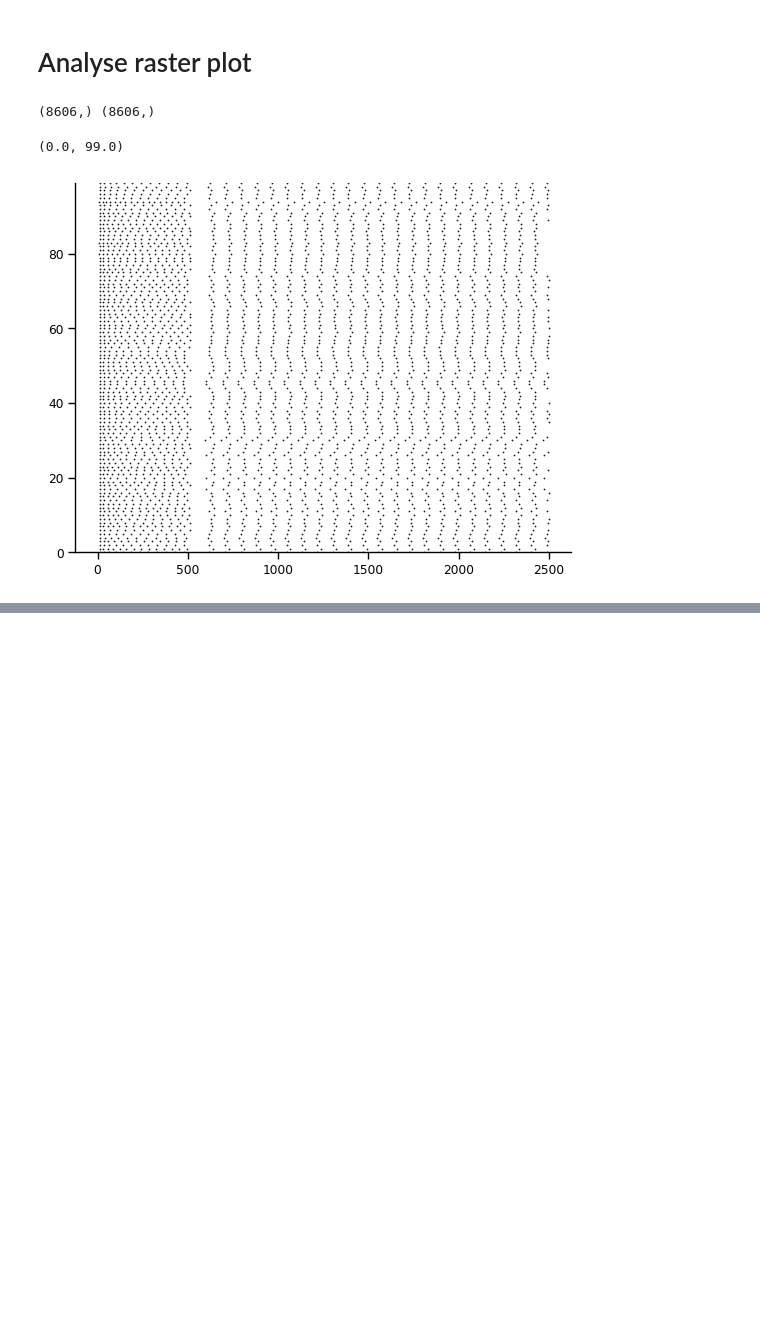
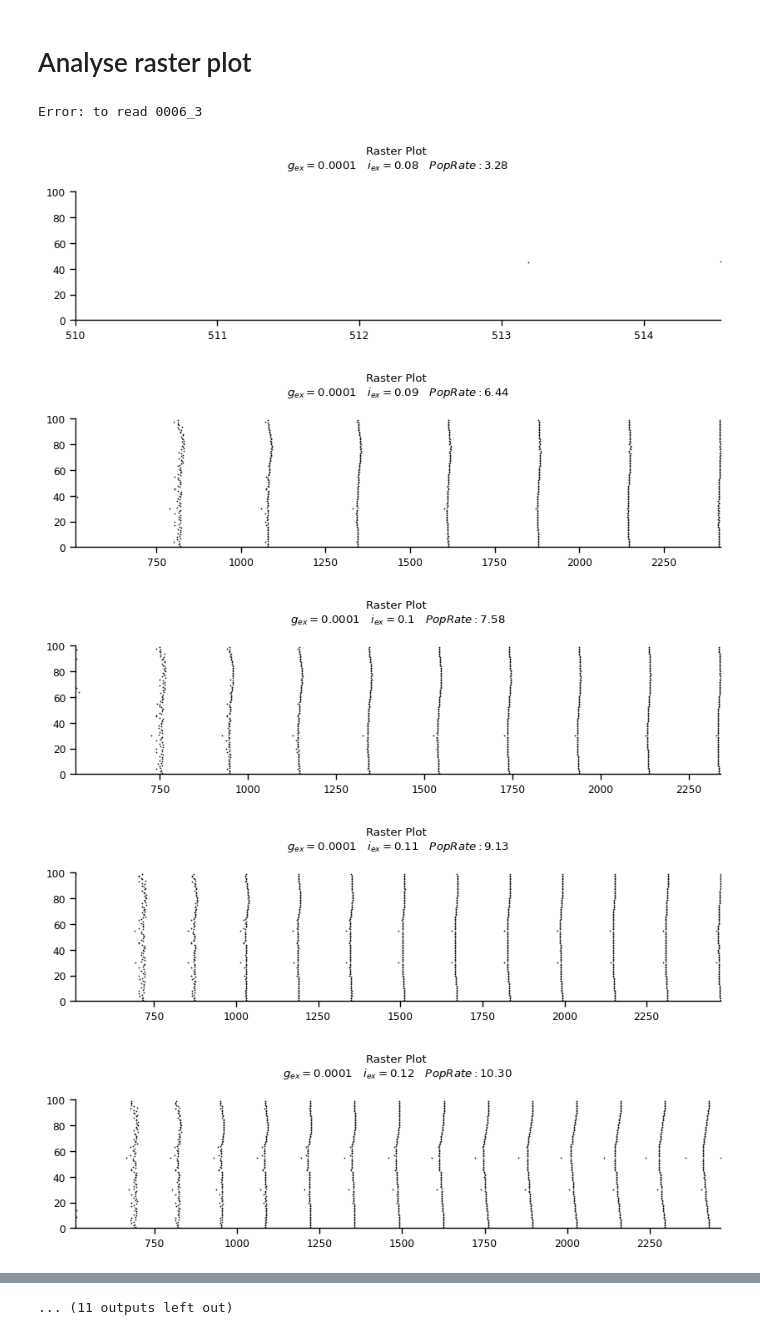
Before and after one commit to FernandoSBorges/chimeras, a Jupyter notebook: notebooks/load_data.ipynb, the cells around one changed output, grey strips where cells are left out. Drawn from its saved outputs; the diff is of its cells as text; code cells hidden in the pictures; blank space fills up the shorter version.

Commit message:
Notebook load data

```diff
--- a/notebooks/load_data.ipynb
+++ b/notebooks/load_data.ipynb
@@ -204,27 +204,57 @@ plt.show()
 [figure]
 # %% [markdown]
 # Analyse raster plot
-# %%
-with open('../data/v1_batch0001/v1_batch0001_0_0_data.pkl', 'rb') as f:
-    data = pickle.load(f)
-# %%
-gex = data['simConfig']['gex']
-amp = data['simConfig']['IClamp0']['amp']
-spkid = np.array(data['simData']['spkid'])
-spkt = np.array(data['simData']['spkt'])
-print(spkid.shape, spkt.shape)
-# %% [output]
-(8606,) (8606,)
-# %%
-fig, ax = plt.subplots(1,1)
-
-ax.spines['right'].set_visible(False)
-ax.spines['top'].set_visible(False)
-
-plt.scatter(y = spkid, x = spkt, s=0.2, color='black')
-plt.ylim(0, 99)
-
-# sns.scatterplot(y = spkid, x = spkt, s=0.4, color='black')
-# %% [output]
-(0.0, 99.0)
-[figure, removed]
+# %%
+import pickle
+import json
+import pandas as pd
+import numpy as np
+import seaborn as sns
+from matplotlib import pyplot as plt
+
+sns.set_context('paper')
+
+datas = {}
+for batch in range(1,7):
+    batch = str(batch).zfill(4)
+    for current in range(4):
+        try:
+            with open(f'../data/v2_batch{batch}/v2_batch{batch}_0_{current}_data.pkl', 'rb') as f:
+                data = pickle.load(f)
+
+            datas[f'batch{batch}_{current}'] = data
+        except:
+            print(f'Error: to read {batch}_{current}')
+            pass
+# %% [output]
+Error: to read 0006_3
+# %%
+def plotRaster(data):
+    gex = data['simConfig']['gex']
+    amp = data['simConfig']['IClamp0']['amp']
+    popRates = data['simData']['popRates']['sPY']
+
+    spkid = np.array(data['simData']['spkid'])
+    spkt = np.array(data['simData']['spkt'])
+
+    fig, ax = plt.subplots(1,1, figsize=(10,2))
+
+    ax.spines['right'].set_visible(False)
+    ax.spines['top'].set_visible(False)
+
+    parameters = r'g_{ex}' + f'={gex}' + '\quad' + r'i_{ex}' + f'={amp}'+'\quad'+ 'PopRate: '+f'{popRates:.2f}'
+
+    plt.title('Raster Plot \n$'+parameters+'$', pad=20)
+    plt.scatter(y = spkid, x = spkt, s=0.2, color='black')
+    plt.xlim(510,spkt[-1])
+    plt.ylim(0,100)
+    plt.show()
+
+for data in datas.values():
+    plotRaster(data)
+# %% [output]
+[figure, added]
+[figure, added]
+[figure, added]
+[figure, added]
+[figure, added]
@@ -230,0 +268 @@ plt.ylim(0, 99)
+... (11 outputs left out)
```
Also changed, not shown: parts of 4 cells of this notebook, 3 other files.
